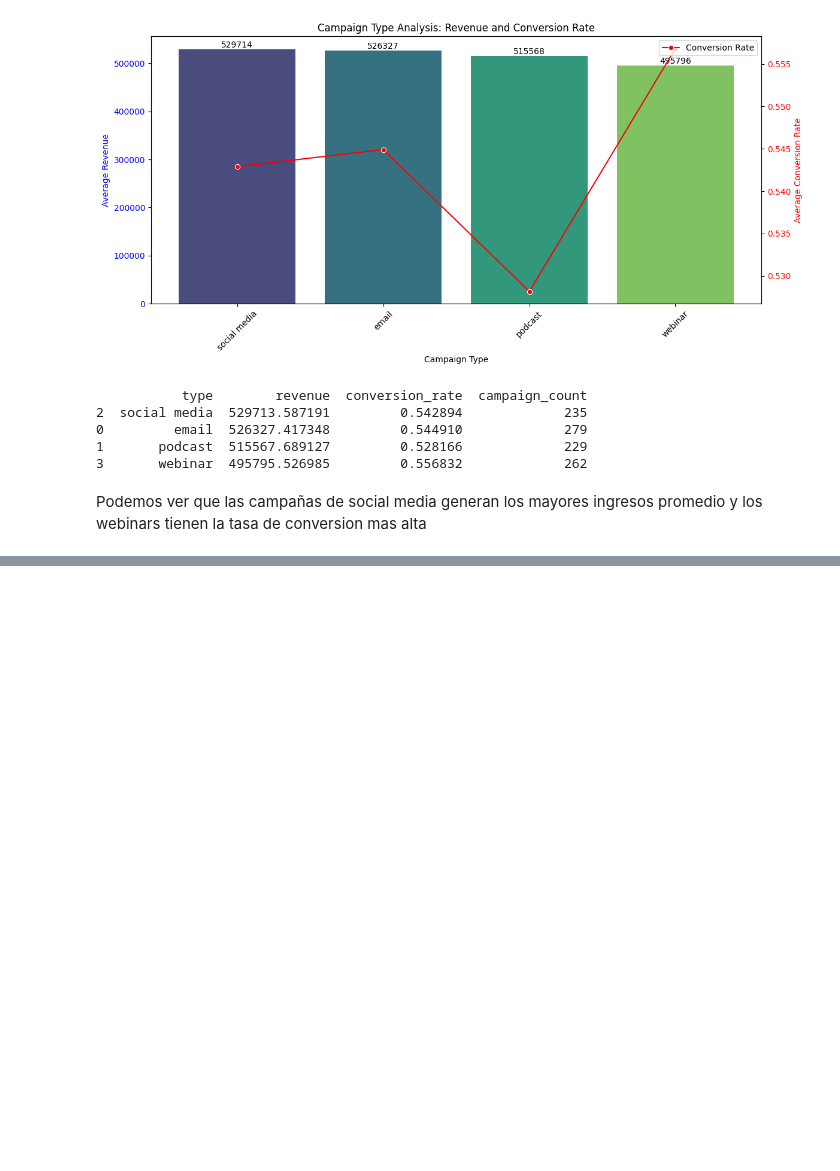
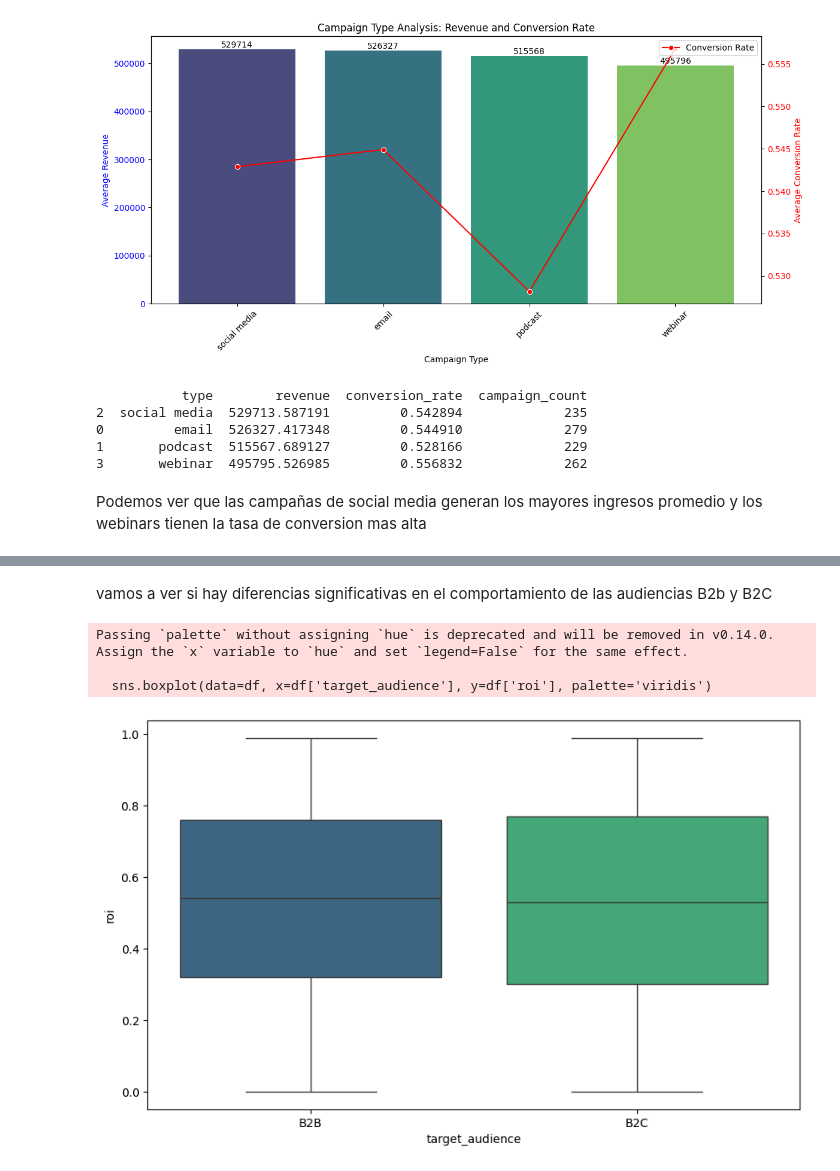
Before and after one commit to David-Gabriel07/Desafio-de-Marketing, a Jupyter notebook: notebooks/eda.ipynb, the cells around one changed output, grey strips where cells are left out. Cells and saved outputs as stored; diff of their text form; code cells hidden in the pictures; blank space fills up the shorter version.

```diff
--- a/notebooks/eda.ipynb
+++ b/notebooks/eda.ipynb
@@ -164,0 +238,13 @@ Podemos ver que las campañas de social media generan los mayores ingresos prome
+# %% [markdown]
+vamos a ver si hay diferencias significativas en el comportamiento de las audiencias B2b y B2C
+# %%
+# Compara las tasas de conversión entre los dos tipos de audiencia para determinar si existen diferencias en el comportamiento de compra
+#roi_by_audience = df.groupby('target_audience')['roi'].mean()
+plt.figure(figsize=(10,6))
+sns.boxplot(data=df, x=df['target_audience'], y=df['roi'], palette='viridis')
+plt.show()
+# %% [output]
+Passing `palette` without assigning `hue` is deprecated and will be removed in v0.14.0. Assign the `x` variable to `hue` and set `legend=False` for the same effect.
+
+  sns.boxplot(data=df, x=df['target_audience'], y=df['roi'], palette='viridis')
+[figure, added]
```
Also changed, not shown: parts of 8 cells of this notebook, 3 other files.
